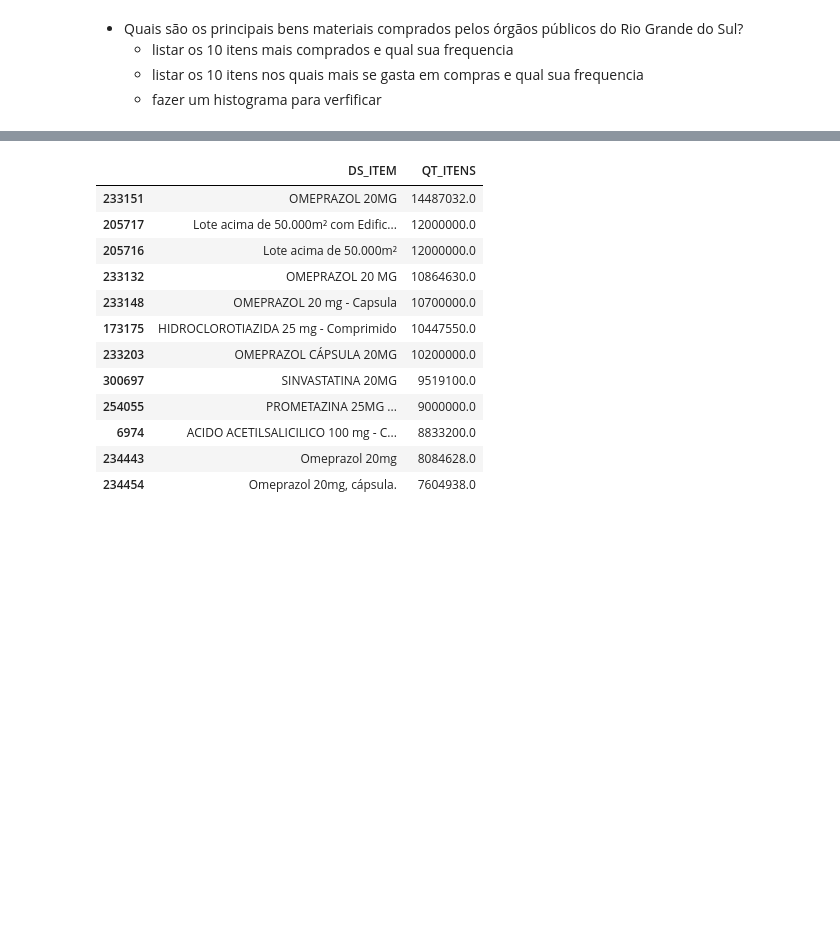
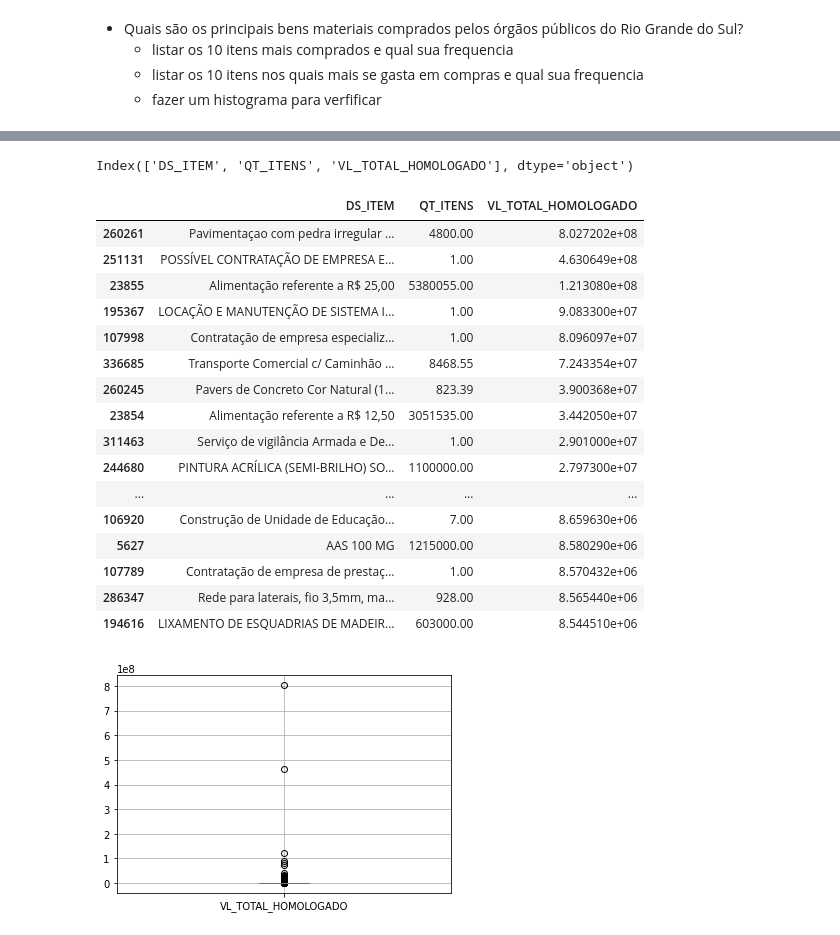
Before and after one commit to toinnn/Teste-Tecnico__Data-Science-Brigade, a Jupyter notebook: teste.ipynb, the cells around one changed output, grey strips where cells are left out. Drawn from its saved outputs; the diff is of its cells as text; code cells hidden in the pictures; blank space fills up the shorter version.

```diff
--- a/teste.ipynb
+++ b/teste.ipynb
@@ -2,6 +2,8 @@
 Para um primeiro contato com esses dados vou iniciar o projeto reduzindo o escopo separando os arquivos entre os recomendados e os não recomendados , juntamente com a criação de uma cópia na qual serão feitas as análises .
 # %%
 import pandas as pd
+import matplotlib.pyplot as plt
+
 
 doc_item = "2016.csv/Recomendados/item.csv"
 # doc_lici = "2016.csv/Recomendados/licitacao.csv"
@@ -17,7 +19,8 @@ path_2_save = f"{doc_item}_simplified.csv"
 
 
 df_item = pd.read_csv(doc_item , delimiter=",")[["NR_LICITACAO","CD_TIPO_MODALIDADE","DS_ITEM" , "VL_UNITARIO_HOMOLOGADO" ,"QT_ITENS" ,
-    "VL_TOTAL_HOMOLOGADO","CD_ORGAO"]]
+    "VL_TOTAL_HOMOLOGADO","CD_ORGAO" , "DT_REF_VALOR_ESTIMADO"]]
+
 df_item["NR_LICITACAO___CD_TIPO_MODALIDADE"] = df_item["NR_LICITACAO"].astype(int).astype(str) + "__" + df_item["CD_TIPO_MODALIDADE"].astype(str)
 df_item.drop(['NR_LICITACAO', 'CD_TIPO_MODALIDADE'], axis=1, inplace=True)
 cols = df_item.columns.tolist()
@@ -92,25 +73,34 @@ df_buy_freq.sort_values("QT_ITENS", ascending= False).head(12)
-# %%
-#OBTER OS ITENS COM MAIOR IMPACTO FINANCEIRO :
-df_buy_freq = None
-df_buy_freq = df_item[["DS_ITEM" , "QT_ITENS" , "VL_TOTAL_HOMOLOGADO" ]]
-# df_buy_freq.columns = ["DS_ITEM" , "QT_ITENS"]
-
-df_buy_freq = df_buy_freq.groupby(["DS_ITEM"] , as_index =False).sum()#
-
-# df_buy_freq.loc[df_buy_freq["DS_ITEM"]=="Esfregão de aço"]
-df_buy_freq.sort_values("QT_ITENS", ascending= False).head(12)
-# print(df_buy_freq)
-# %% [output]
-|  | DS_ITEM | QT_ITENS |
-| 233151 | OMEPRAZOL 20MG | 14487032.0 |
-| 205717 | Lote acima de 50.000m² com Edific... | 12000000.0 |
-| 205716 | Lote acima de 50.000m² | 12000000.0 |
-| 233132 | OMEPRAZOL 20 MG | 10864630.0 |
-| 233148 | OMEPRAZOL 20 mg - Capsula | 10700000.0 |
-| 173175 | HIDROCLOROTIAZIDA 25 mg - Comprimido | 10447550.0 |
-| 233203 | OMEPRAZOL CÁPSULA 20MG | 10200000.0 |
-| 300697 | SINVASTATINA 20MG | 9519100.0 |
-| 254055 | PROMETAZINA 25MG ... | 9000000.0 |
-| 6974 | ACIDO ACETILSALICILICO 100 mg - C... | 8833200.0 |
-| 234443 | Omeprazol 20mg | 8084628.0 |
-| 234454 | Omeprazol 20mg, cápsula. | 7604938.0 |
+# %%
+#OBTER OS ITENS COM MAIOR IMPACTO FINANCEIRO :
+df_buy_val = df_item[["DS_ITEM" , "QT_ITENS" , "VL_TOTAL_HOMOLOGADO"]].fillna(0)
+# df_buy_val.columns = [ "DS_ITEM" , "QT_ITENS" , "VL_TOTAL_HOMOLOGADO" , "index"]
+df_buy_val["VL_TOTAL_HOMOLOGADO"] = df_buy_val["VL_TOTAL_HOMOLOGADO"].apply(lambda x : x if (type(x) == type(1) or type(x) == type(1.0)) else 0 )
+df_buy_val = df_buy_val.groupby(["DS_ITEM"] , as_index = False , dropna = False ).sum()#.reset_index()
+print(df_buy_val.columns)
+
+ax = plt.figure()
+box_plot = df_buy_val.boxplot('VL_TOTAL_HOMOLOGADO')
+# plt.savefig("assets//2016//item__box_plot_VL_TOTAL_HOMOLOGADO.png")
+df_buy_val.sort_values("VL_TOTAL_HOMOLOGADO", ascending= False).head(35)
+# print(df_item)
+# df_buy_val
+# %% [output]
+Index(['DS_ITEM', 'QT_ITENS', 'VL_TOTAL_HOMOLOGADO'], dtype='object')
+|  | DS_ITEM | QT_ITENS | VL_TOTAL_HOMOLOGADO |
+| 260261 | Pavimentaçao com pedra irregular ... | 4800.00 | 8.027202e+08 |
+| 251131 | POSSÍVEL CONTRATAÇÃO DE EMPRESA E... | 1.00 | 4.630649e+08 |
+| 23855 | Alimentação referente a R$ 25,00 | 5380055.00 | 1.213080e+08 |
+| 195367 | LOCAÇÃO E MANUTENÇÃO DE SISTEMA I... | 1.00 | 9.083300e+07 |
+| 107998 | Contratação de empresa especializ... | 1.00 | 8.096097e+07 |
+| 336685 | Transporte Comercial c/ Caminhão ... | 8468.55 | 7.243354e+07 |
+| 260245 | Pavers de Concreto Cor Natural (1... | 823.39 | 3.900368e+07 |
+| 23854 | Alimentação referente a R$ 12,50 | 3051535.00 | 3.442050e+07 |
+| 311463 | Serviço de vigilância Armada e De... | 1.00 | 2.901000e+07 |
+| 244680 | PINTURA ACRÍLICA (SEMI-BRILHO) SO... | 1100000.00 | 2.797300e+07 |
+| ... | ... | ... | ... |
+| 106920 | Construção de Unidade de Educação... | 7.00 | 8.659630e+06 |
+| 5627 | AAS 100 MG | 1215000.00 | 8.580290e+06 |
+| 107789 | Contratação de empresa de prestaç... | 1.00 | 8.570432e+06 |
+| 286347 | Rede para laterais, fio 3,5mm, ma... | 928.00 | 8.565440e+06 |
+| 194616 | LIXAMENTO DE ESQUADRIAS DE MADEIR... | 603000.00 | 8.544510e+06 |
+[figure, added]
```
Also changed, not shown: parts of 9 cells of this notebook, 3 other files.
